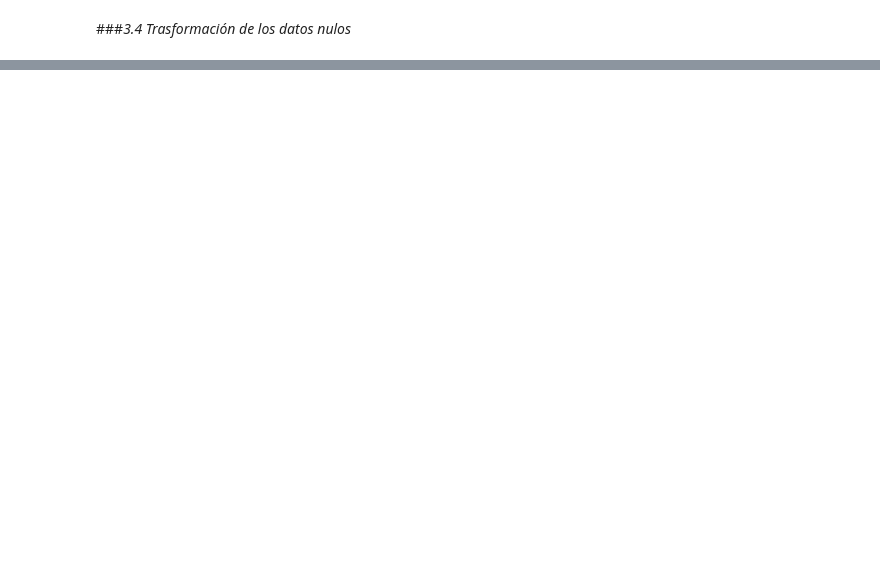
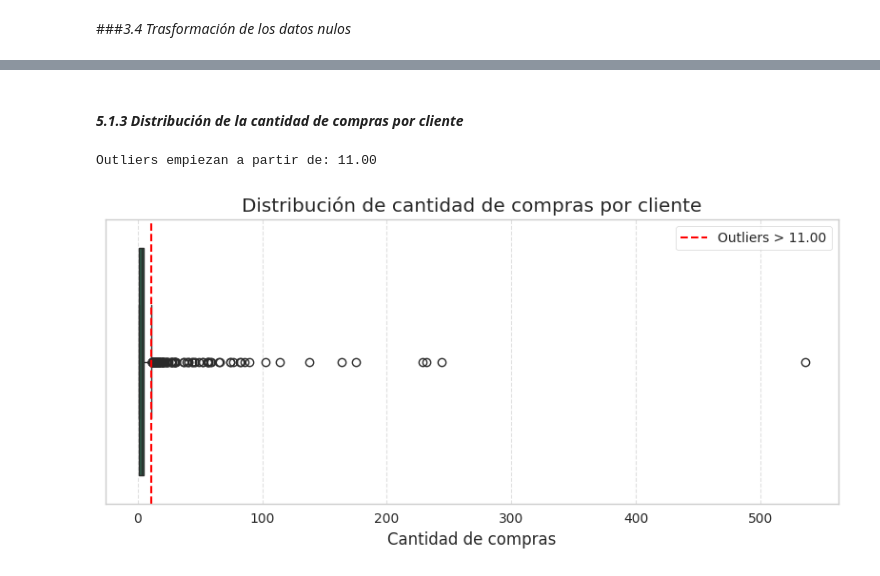
Before and after one commit to lomerrod/proyectofinalDS2, a Jupyter notebook: ProyectoParteIII+RodriguezLorena.ipynb, the cells around one changed output, grey strips where cells are left out. Drawn from its saved outputs; the diff is of its cells as text; code cells hidden in the pictures; blank space fills up the shorter version.

```diff
--- a/ProyectoParteIII+RodriguezLorena.ipynb
+++ b/ProyectoParteIII+RodriguezLorena.ipynb
@@ -754,0 +1277,29 @@ Length: 6, dtype: Int64
+# %% [markdown]
+####  *5.1.3 Distribución de la cantidad de compras por cliente*
+# %%
+# Cálculo del IQR
+q1 = df_variables_final['CANTIDAD_COMPRAS'].quantile(0.25)
+q3 = df_variables_final['CANTIDAD_COMPRAS'].quantile(0.75)
+iqr = q3 - q1
+
+# Punto donde empiezan los outliers
+limite_superior = q3 + 1.5 * iqr
+print(f'Outliers empiezan a partir de: {limite_superior:.2f}')
+# %% [output]
+Outliers empiezan a partir de: 11.00
+# %%
+plt.figure(figsize=(8, 4))
+sns.boxplot(data=df_variables_final, x='CANTIDAD_COMPRAS', color='#276749')
+
+# Línea vertical en el punto donde comienzan los outliers
+plt.axvline(limite_superior, color='red', linestyle='--', label=f'Outliers > {limite_superior:.2f}')
+plt.legend()
+
+plt.title('Distribución de cantidad de compras por cliente')
+plt.xlabel('Cantidad de compras')
+plt.grid(True, axis='x', linestyle='--', alpha=0.6)
+
+plt.tight_layout()
+plt.show()
+# %% [output]
+[figure, added]
```
Also changed, not shown: parts of 87 cells of this notebook.
